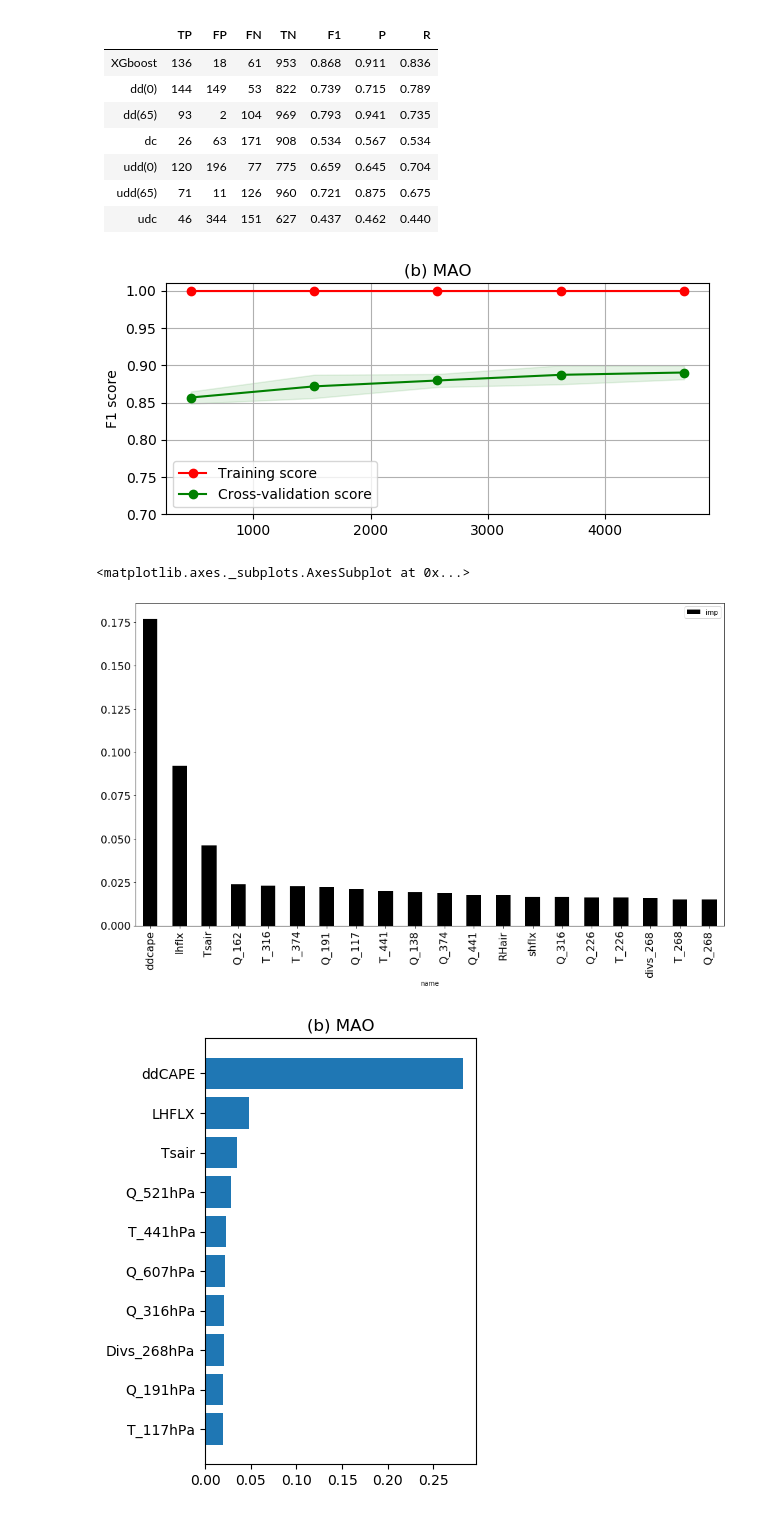
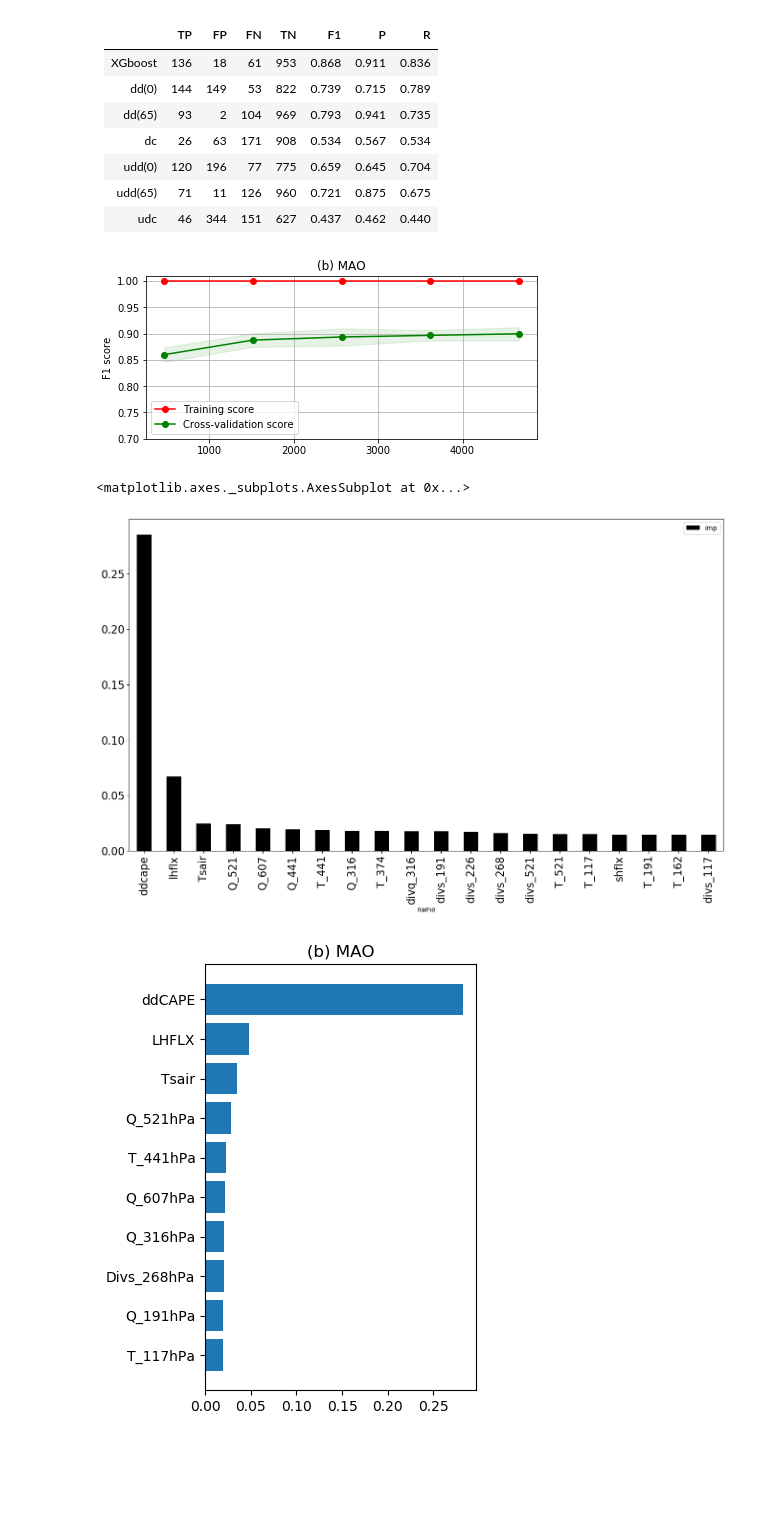
Before and after one commit to eexcalibur/ML_trigger, a Jupyter notebook: ML/trigger_ml_goamazon.ipynb, the cells around one changed output. Cells and saved outputs as stored; diff of their text form; code cells hidden in the pictures; blank space fills up the shorter version.

```diff
--- a/ML/trigger_ml_goamazon.ipynb
+++ b/ML/trigger_ml_goamazon.ipynb
@@ -42,19 +42,19 @@ lev_name = [117,138,162,191,226,268,316,374,441,521,607,689,761,819,858,886,912,
 #undilute_cape = np.loadtxt("/global/homes/z/zhangtao/tmp/goamazon_dc.txt")
 #undilute_cape = np.loadtxt("/global/homes/z/zhangtao/ML_trigger/calc_cape/scam_offline/goamazon_dilute_dcape.txt")
 
-dilute_cape = np.loadtxt("/global/homes/z/zhangtao/ML_trigger/calc_cape/scam_offline/goamazon_dilute_cape.txt")
-dilute_dcape = np.loadtxt("/global/homes/z/zhangtao/ML_trigger/calc_cape/scam_offline/goamazon_dilute_dcape.txt")
-undilute_cape = np.loadtxt("/global/homes/z/zhangtao/ML_trigger/calc_cape/scam_offline/goamazon_undilute_cape.txt")
-undilute_dcape = np.loadtxt("/global/homes/z/zhangtao/ML_trigger/calc_cape/scam_offline/goamazon_undilute_dcape.txt")
+dilute_cape = np.loadtxt("/global/homes/z/zhangtao/ML_trigger/calc_cape/scam_offline/goamazon_dilute_cape_tiedke_0.5.txt")
+dilute_dcape = np.loadtxt("/global/homes/z/zhangtao/ML_trigger/calc_cape/scam_offline/goamazon_dilute_dcape_tiedke_0.5.txt")
+undilute_cape = np.loadtxt("/global/homes/z/zhangtao/ML_trigger/calc_cape/scam_offline/goamazon_undilute_cape_tiedke_0.5.txt")
+undilute_dcape = np.loadtxt("/global/homes/z/zhangtao/ML_trigger/calc_cape/scam_offline/goamazon_undilute_dcape_tiedke_0.5.txt")
 
-dilute_dcape = np.loadtxt("/global/homes/z/zhangtao/ML_trigger/calc_cape/scam_offline/goamazon_dilute_dcape_1.txt")
-undilute_dcape = np.loadtxt("/global/homes/z/zhangtao/ML_trigger/calc_cape/scam_offline/goamazon_undilute_dcape_1.txt")
+#dilute_dcape = np.loadtxt("/global/homes/z/zhangtao/ML_trigger/calc_cape/scam_offline/goamazon_dilute_dcape_2.txt")
+#undilute_dcape = np.loadtxt("/global/homes/z/zhangtao/ML_trigger/calc_cape/scam_offline/goamazon_undilute_dcape_2.txt")
 
 lcl = np.loadtxt("/global/homes/z/zhangtao/ML_trigger/ML/data//goamazon_dilute_lcl")
 
 dataset = load_data.load_arm_hy("/global/homes/z/zhangtao/ML_trigger/ML/data/trigger_goamazon_hy.nc")
 
-dataset['cape'] = undilute_dcape
+dataset['cape'] = dilute_dcape
 dataset['lcl'] = lcl
 print(dataset.shape)
 
@@ -146,12 +146,13 @@ print(f1, p, r)
 |udd(65)   | 71  |11   | 126 | 960 |0.721 |0.875 |0.675 |
 |udc       | 46  |344  | 151 | 627 |0.437 |0.462 |0.440 |
 # %%
+cv = ShuffleSplit(n_splits=5, test_size=0.2, random_state=10)
 title = "(b) MAO"
 g = plot_learning_curve.plot_learning_curve(xgb,title,trig_x, trig_y,ylim=(0.7, 1.01), cv=cv, n_jobs=8)
 plt.xlabel("")
 plt.savefig("figs/goamazon_robust_sample.pdf")
 # %% [output]
-[figure, old version]
+[figure, new version]
 # %%
 importance = xgb.feature_importances_
 name = dataset.columns.values.tolist()
@@ -164,7 +165,7 @@ imp_df.iloc[:20].plot.bar(figsize=(16,9), color='k',fontsize=16)
 #plt.savefig("figs/goamazon_imp.pdf")
 # %% [output]
 <matplotlib.axes._subplots.AxesSubplot at 0x...>
-[figure, old version]
+[figure, new version]
 # %%
 imp_data = imp_df.iloc[:10].values.reshape(-1)
 var_name = ['ddCAPE','LHFLX','Tsair','Q_521hPa','T_441hPa','Q_607hPa','Q_316hPa','Divs_268hPa','Q_191hPa','T_117hPa']
```
Also changed, not shown: parts of 10 cells of this notebook, 36 other files.
